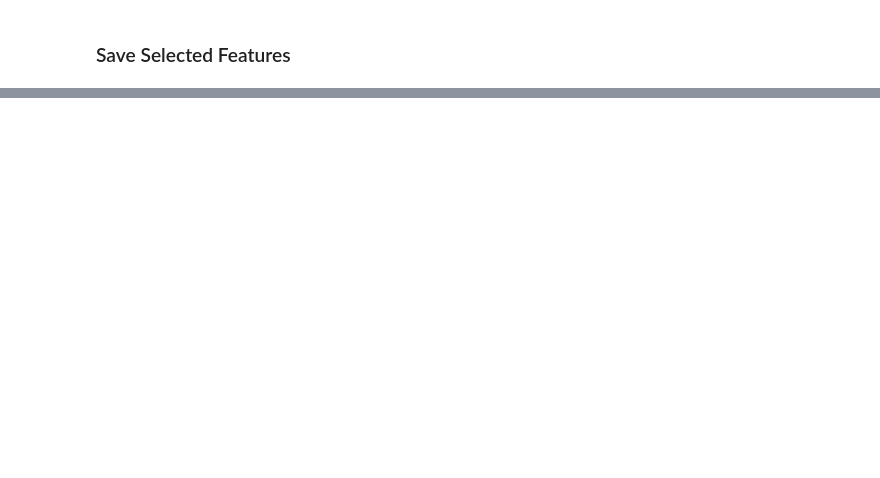
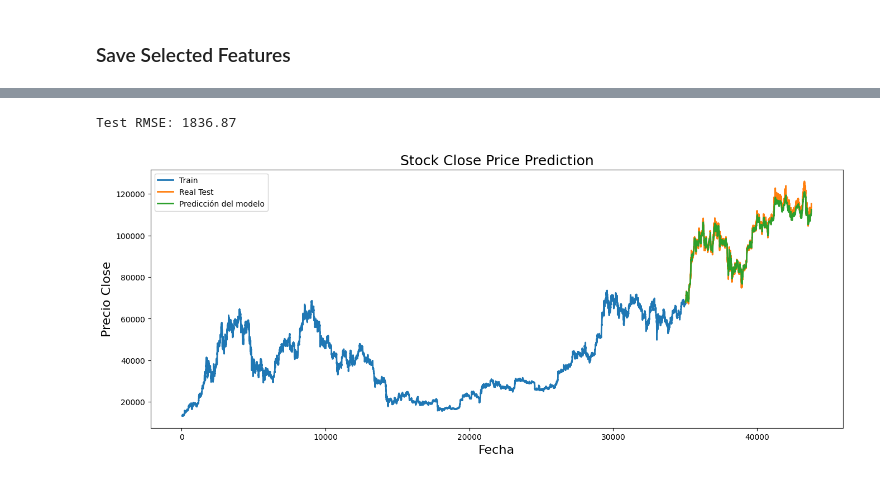
Before and after one commit to slamina-pf/data_analysis_trading_bot, a Jupyter notebook: workbooks/06_model_lstm_training_1h.ipynb, the cells around one changed output, grey strips where cells are left out. Saved outputs shown, nothing was run; the diff lists cells and outputs as text; code cells hidden in the pictures; blank space fills up the shorter version.

```diff
--- a/workbooks/06_model_lstm_training_1h.ipynb
+++ b/workbooks/06_model_lstm_training_1h.ipynb
@@ -893,0 +738,2 @@ plt.show()
+# %%
+x_test = np.array(x_test)
@@ -893,0 +746,3 @@ plt.show()
+# %%
+#inverse y_test scaling
+predictions = model.predict(x_test)
@@ -893,0 +752,6 @@ plt.show()
+# %%
+pred_temp = np.zeros((predictions.shape[0], 15))
+pred_temp[:,0] = predictions[:,0]  # 0 es la columna Close
+
+predictions_real = scaler.inverse_transform(pred_temp)
+predictions_real = predictions_real[:,0]  # nos quedamos solo con Close
@@ -893,0 +762,25 @@ plt.show()
+# %%
+RMSE = np.sqrt(np.mean((y_test_real - predictions_real)**2))
+print("Test RMSE:", round(RMSE, 2))
+# %% [output]
+Test RMSE: 1836.87
+# %%
+train = dataset.iloc[:train_size]
+test = dataset.iloc[train_size:]
+
+test = test.copy()  # para evitar el famoso Warning de pandas
+test['Predictions'] = predictions_real
+# %%
+plt.figure(figsize=(16,6))
+plt.title('Stock Close Price Prediction', fontsize=18)
+plt.xlabel('Fecha', fontsize=16)
+plt.ylabel('Precio Close', fontsize=16)
+
+plt.plot(train.index, train['close'], linewidth=2)
+plt.plot(test.index, test['close'], linewidth=2)
+plt.plot(test.index, test['Predictions'], linewidth=2)
+
+plt.legend(['Train', 'Real Test', 'Predicción del modelo'])
+plt.show()
+# %% [output]
+[figure, added]
```
Also changed, not shown: parts of 70 cells of this notebook, 1 other file.
